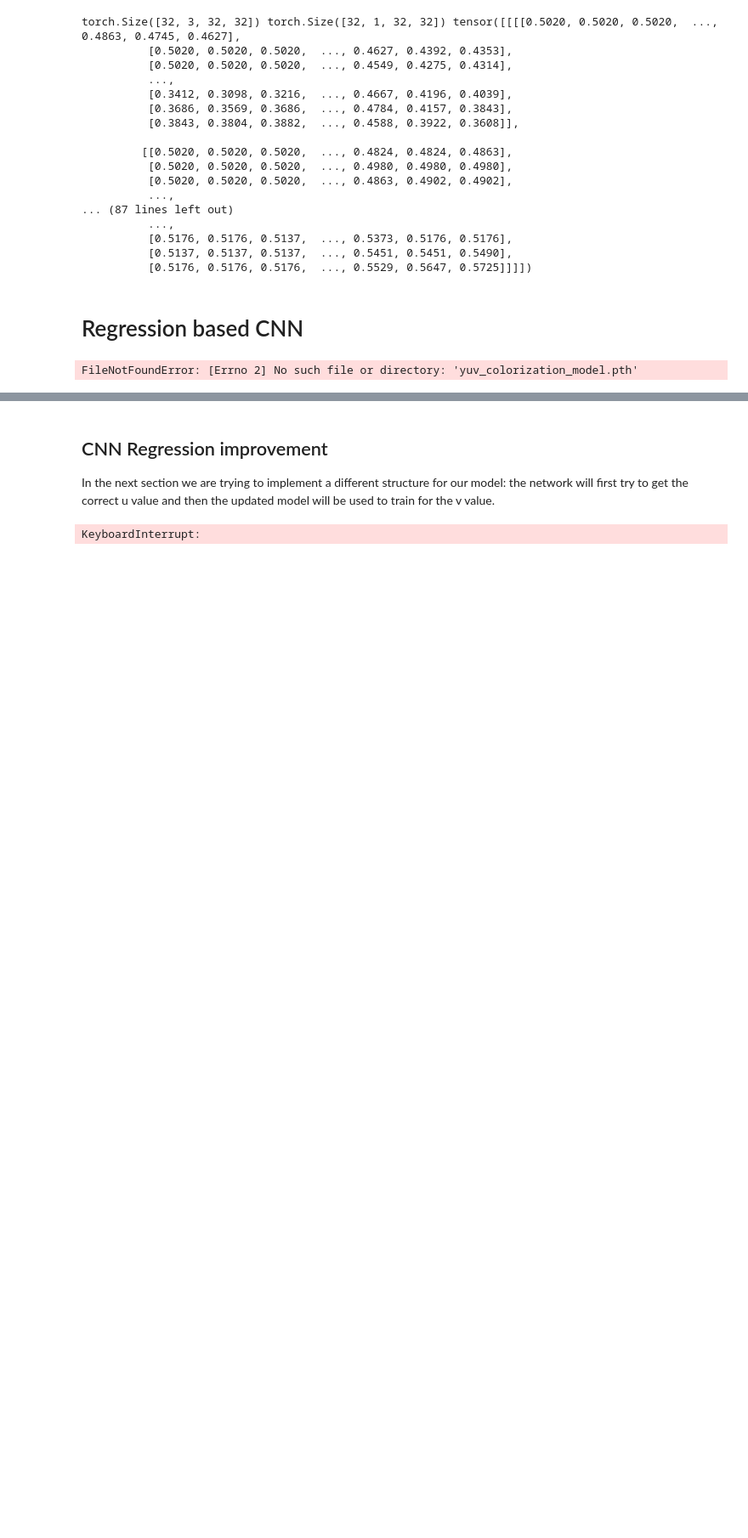
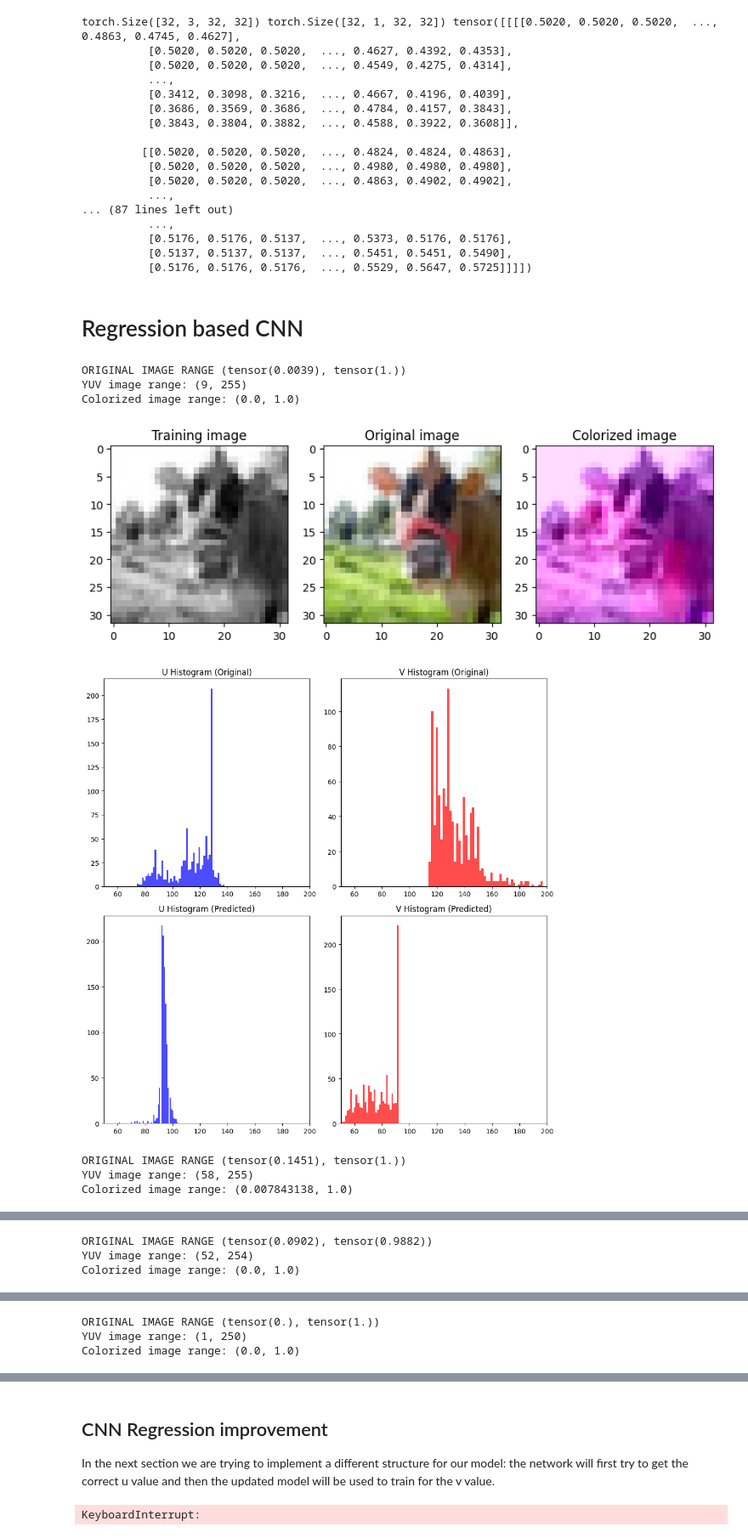
Before and after one commit to mihribanyvs/Colorization, a Jupyter notebook: regression.ipynb, the cells around one changed output, grey strips where cells are left out. Shown at 85% size. Saved outputs shown, nothing was run; the diff lists cells and outputs as text; code cells hidden in the pictures; blank space fills up the shorter version.

```diff
--- a/regression.ipynb
+++ b/regression.ipynb
@@ -457,7 +457,7 @@ torch.save(model.state_dict(), "yuv_colorization_model.pth")
 # maybe some skip connection can improve the performances
 device = torch.device("cuda" if torch.cuda.is_available() else "cpu")
 model = YUVColorizationNet().to(device)
-model.load_state_dict(torch.load("yuv_colorization_model.pth"))
+model.load_state_dict(torch.load("tobeignored/yuv_colorization_model.pth"))
 
 dataset = YUVImageDataset(filenames = filenames, images_data = images_data, transform = transform )
 
@@ -535,31 +535,38 @@ for batch in org_train:
         plt.figure(figsize = (10, 10))
         plt.subplot(2, 2, 1)
         plt.hist(image_yuv[1].flatten(), bins = 50, color = 'blue', alpha = 0.7)
         plt.xlim(50, 200)
         plt.title("U Histogram (Original)")
 
 
         plt.subplot(2, 2, 2)
         plt.hist(image_yuv[2].flatten(), bins=50, color='red', alpha=0.7)
         plt.xlim(50, 200)
         plt.title("V Histogram (Original)")
 
         plt.subplot(2, 2, 3)
         plt.hist(yuv_image[:, :, 1].flatten() * 255, bins=50, color='blue', alpha=0.7)
         plt.xlim(50, 200)
         plt.title("U Histogram (Predicted)")
 
         plt.subplot(2, 2, 4)
         plt.hist(yuv_image[:, :, 2].flatten() * 255, bins=50, color='red', alpha=0.7)
         plt.xlim(50, 200)
         plt.title("V Histogram (Predicted)")
 
         plt.tight_layout()
         plt.show()
 
 
 
 
     break
 # %% [output]
-FileNotFoundError: [Errno 2] No such file or directory: 'yuv_colorization_model.pth'
+ORIGINAL IMAGE RANGE (tensor(0.0039), tensor(1.))
+YUV image range: (9, 255)
+Colorized image range: (0.0, 1.0)
+[figure, added]
+[figure, added]
+ORIGINAL IMAGE RANGE (tensor(0.1451), tensor(1.))
+YUV image range: (58, 255)
+Colorized image range: (0.007843138, 1.0)
@@ -565,0 +575,3 @@ FileNotFoundError: [Errno 2] No such file or directory: 'yuv_colorization_model.
+ORIGINAL IMAGE RANGE (tensor(0.0902), tensor(0.9882))
+YUV image range: (52, 254)
+Colorized image range: (0.0, 1.0)
@@ -565,0 +580,3 @@ FileNotFoundError: [Errno 2] No such file or directory: 'yuv_colorization_model.
+ORIGINAL IMAGE RANGE (tensor(0.), tensor(1.))
+YUV image range: (1, 250)
+Colorized image range: (0.0, 1.0)
```
Also changed, not shown: parts of 4 cells of this notebook.
